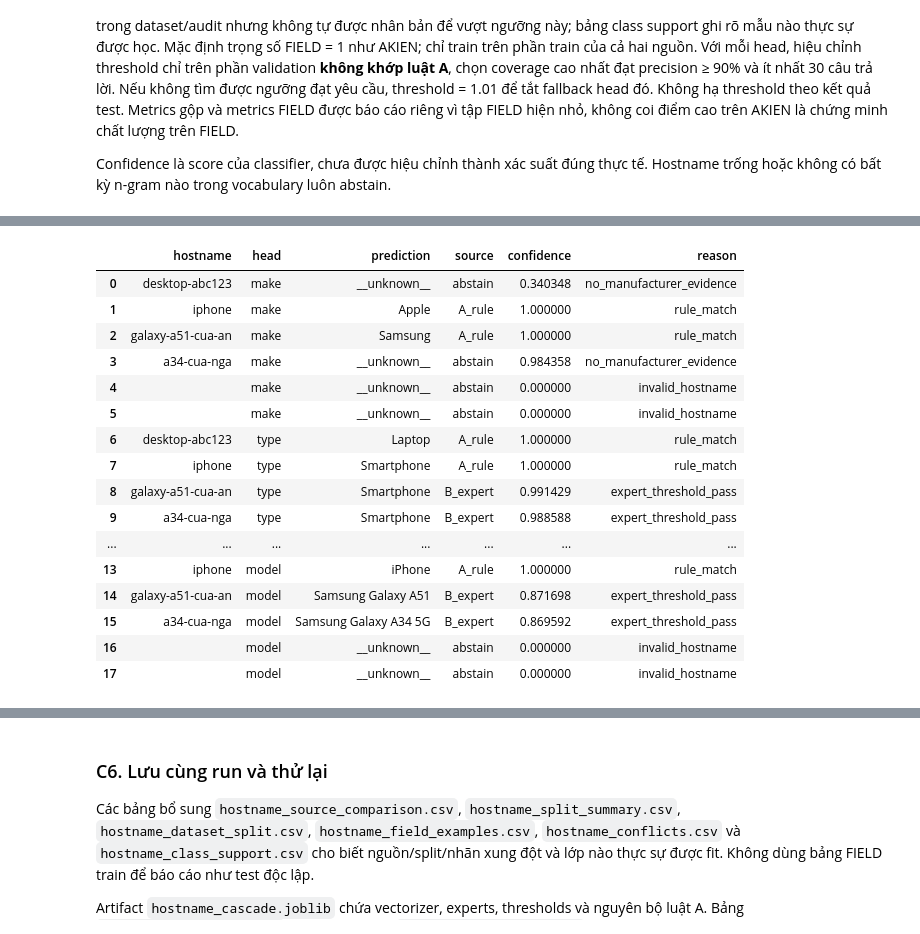
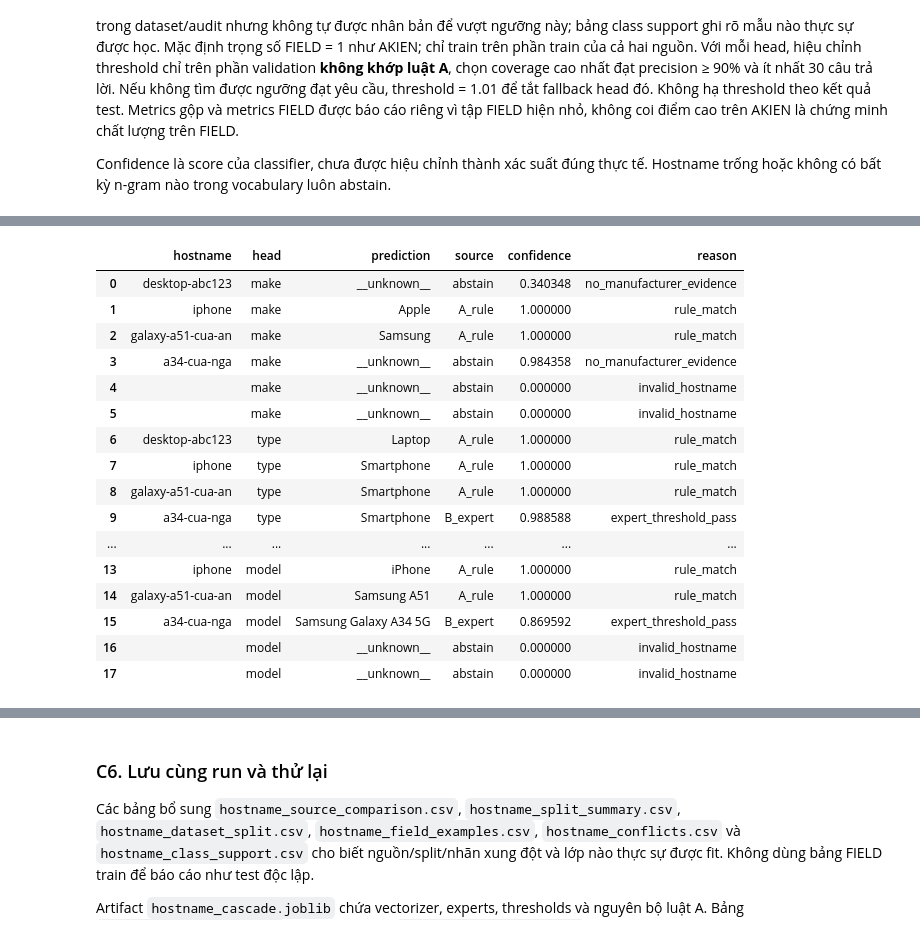
Before and after one commit to DucAnhVu-15/Smart_Device_Classify, a Jupyter notebook: pipeline/train_model/05_train.ipynb, the cells around one changed output, grey strips where cells are left out. Drawn from its saved outputs; the diff is of its cells as text; code cells hidden in the pictures.

```diff
--- a/pipeline/train_model/05_train.ipynb
+++ b/pipeline/train_model/05_train.ipynb
@@ -1174,6 +1174,9 @@ if HN_ROOT is None:
 HN_DATA = HN_ROOT / "Data_AKien" / "Device_finger print"
 HN_CSV = HN_DATA / "host_name_tutorial" / "data" / "all_data_1604.csv"
 HN_RULE_NOTEBOOK = HN_ROOT / "Code/pipeline/out_model/09_build_sdc_iden.ipynb"
+# Rule A từ catalog thiết bị đã kiểm trên train+validation; sinh lại bằng
+# python -X utf8 Code/pipeline/hostname_catalog.py --split Models/<RUN>/train/hostname_dataset_split.csv
+HN_RULE_CATALOG = HN_ROOT / "Code/pipeline/hostname_catalog_rules.json"
 HN_DATA_MODE = "combined"   # combined = AKIEN + FIELD; akien_only = mốc so sánh
 HN_FIELD_SESSIONS = HN_ROOT / "Data/sessions_verified.parquet"
 HN_FIELD_LABELS = HN_ROOT / "Data/device_labels_verified.csv"
@@ -1197,6 +1200,7 @@ assert HN_CSV.is_file(), HN_CSV
 import sys
 sys.path.insert(0, str(HN_ROOT / "Code" / "pipeline"))
 from hostname_support import make_evidence_patterns, candidate_make_supported
+from hostname_catalog import load_catalog_rules
 from hostname_data import (load_akien_hostnames, load_field_hostnames,
                            prepare_hostname_dataset, split_hostname_dataset)
 
@@ -1236,13 +1240,16 @@ def hn_read_rules(path):
                 return rules
     raise RuntimeError(f"Không tìm thấy DEFAULT_HOSTNAME_RULES: {path}")
 
-hn_rules = hn_read_rules(HN_RULE_NOTEBOOK)
+hn_catalog = load_catalog_rules(HN_RULE_CATALOG)
+# Rule 09 trước, catalog sau: hostname_catalog.py đã kiểm first-match-wins theo đúng thứ tự này.
+# Nhãn __unknown__ của catalog là rule chặn: khớp thì head đó dừng ở A, không gọi expert.
+hn_rules = hn_read_rules(HN_RULE_NOTEBOOK) + hn_catalog["rules"]
 print("Nguồn AKIEN:", HN_CSV)
 print("Chế độ train:", HN_DATA_MODE)
 if HN_DATA_MODE == "combined":
     print("Nguồn FIELD:", HN_FIELD_DHCP)
     print("Nhãn xác thực:", HN_FIELD_LABELS)
-print("Luật A:", HN_RULE_NOTEBOOK, "—", len(hn_rules), "luật")
+print("Luật A:", HN_RULE_NOTEBOOK.name, "+", HN_RULE_CATALOG.name, "—", len(hn_rules), "luật")
 # %% [output]
 Nguồn AKIEN: D:\01.AI_Security\02.SDC\Data_AKien\Device_finger print\host_name_tutorial\data\all_data_1604.csv
 Chế độ train: combined
@@ -1376,9 +1383,9 @@ for hn_head in HN_HEADS:
     hn_model.fit(hn_X_train[hn_keep.to_numpy()], hn_train.loc[hn_keep, hn_head].astype(str),
                  sample_weight=hn_weights)
     hn_top, hn_conf = hn_expert_top1(hn_model, hn_X_valid)
-    hn_rule, _ = hn_rule_predictions(hn_valid["hostname"].tolist(), hn_head, hn_rules)
+    _, hn_rule_pattern = hn_rule_predictions(hn_valid["hostname"].tolist(), hn_head, hn_rules)
     hn_truth = hn_valid[hn_head].fillna("__missing_truth__").astype(str).to_numpy()
-    hn_eval_mask = hn_valid[hn_head].notna().to_numpy() & (hn_rule == HN_UNKNOWN)
+    hn_eval_mask = hn_valid[hn_head].notna().to_numpy() & (hn_rule_pattern == "")
     hn_nonzero = np.asarray(hn_X_valid.getnnz(axis=1)).ravel() > 0
     if hn_head == "make":
         hn_nonzero &= candidate_make_supported(hn_valid["hostname"].tolist(), hn_top,
@@ -1460,10 +1467,12 @@ class HostnameCascade:
             item = self.bundle["experts"][head]
             threshold = float(item["threshold"])
             labels, patterns = hn_rule_predictions(hosts_for_rules, head, self.bundle["rules"])
-            rule_hit = labels != HN_UNKNOWN
+            # Khớp pattern là trúng A, kể cả rule chặn __unknown__ (giống hostname_reference ở 12/13).
+            rule_hit = patterns != ""
             sources = np.where(rule_hit, "A_rule", "abstain").astype(object)
             confidence = np.where(rule_hit, 1.0, 0.0)
             reasons = np.where(rule_hit, "rule_match", "invalid_hostname").astype(object)
+            reasons[rule_hit & (labels == HN_UNKNOWN)] = "rule_stop"
             candidate = np.full(n, HN_UNKNOWN, dtype=object)
             called = np.zeros(n, dtype=bool)
             misses = np.flatnonzero(valid & ~rule_hit)
@@ -1502,38 +1511,38 @@ class HostnameCascade:
         return {row["head"]: {"top1": row["prediction"], "source": row["source"],
                              "confidence": float(row["confidence"]),
                              "is_unknown": row["prediction"] == HN_UNKNOWN,
                              "reason": row["reason"]}
                 for _, row in trace.iterrows()}
 
 hn_bundle = {
     "format": "sdc-hostname-cascade-v1",
     "unknown_label": HN_UNKNOWN,
     "heads": list(HN_HEADS),
     "rules": hn_rules,
     "vectorizer": hn_vectorizer,
     "experts": hn_experts,
     "normalization": "NFKC/lowercase/whitespace-v1",
 }
 hn_predictor = HostnameCascade(hn_bundle)
 display(hn_predictor.predict([
     "desktop-abc123", "iphone", "galaxy-a51-cua-an", "A34-cua-Nga", "", None
 ])[["hostname", "head", "prediction", "source", "confidence", "reason"]])
 # Dùng trên telemetry: hn_predictor.predict_row(row.get("dhcp_hostname"))
 # %% [output]
 |  | hostname | head | prediction | source | confidence | reason |
 | 0 | desktop-abc123 | make | __unknown__ | abstain | 0.340348 | no_manufacturer_evidence |
 | 1 | iphone | make | Apple | A_rule | 1.000000 | rule_match |
 | 2 | galaxy-a51-cua-an | make | Samsung | A_rule | 1.000000 | rule_match |
 | 3 | a34-cua-nga | make | __unknown__ | abstain | 0.984358 | no_manufacturer_evidence |
 | 4 |  | make | __unknown__ | abstain | 0.000000 | invalid_hostname |
 | 5 |  | make | __unknown__ | abstain | 0.000000 | invalid_hostname |
 | 6 | desktop-abc123 | type | Laptop | A_rule | 1.000000 | rule_match |
 | 7 | iphone | type | Smartphone | A_rule | 1.000000 | rule_match |
-| 8 | galaxy-a51-cua-an | type | Smartphone | B_expert | 0.991429 | expert_threshold_pass |
+| 8 | galaxy-a51-cua-an | type | Smartphone | A_rule | 1.000000 | rule_match |
 | 9 | a34-cua-nga | type | Smartphone | B_expert | 0.988588 | expert_threshold_pass |
 | ... | ... | ... | ... | ... | ... | ... |
 | 13 | iphone | model | iPhone | A_rule | 1.000000 | rule_match |
-| 14 | galaxy-a51-cua-an | model | Samsung Galaxy A51 | B_expert | 0.871698 | expert_threshold_pass |
+| 14 | galaxy-a51-cua-an | model | Samsung A51 | A_rule | 1.000000 | rule_match |
 | 15 | a34-cua-nga | model | Samsung Galaxy A34 5G | B_expert | 0.869592 | expert_threshold_pass |
 | 16 |  | model | __unknown__ | abstain | 0.000000 | invalid_hostname |
 | 17 |  | model | __unknown__ | abstain | 0.000000 | invalid_hostname |
```
Also changed, not shown: parts of 7 cells of this notebook, 7 other files.
